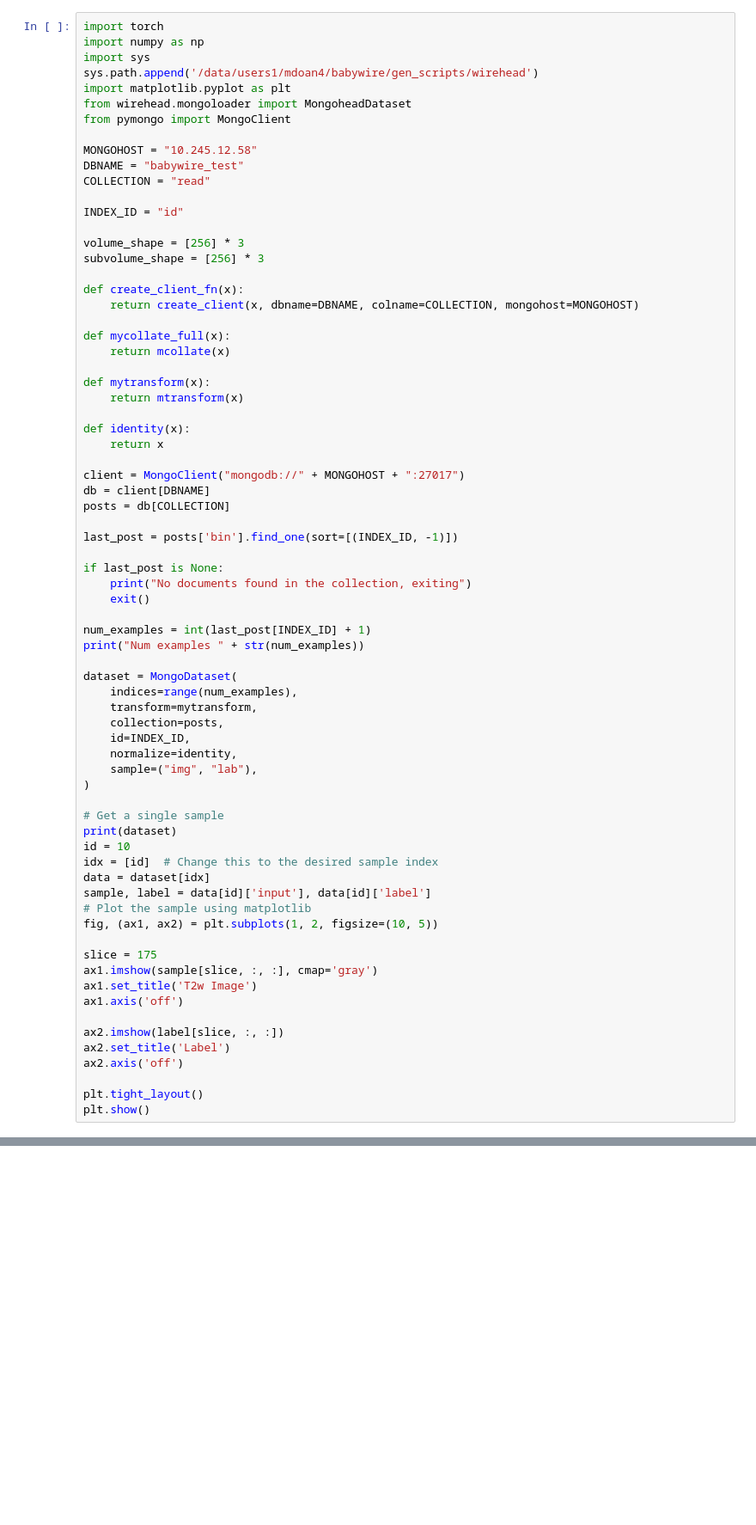
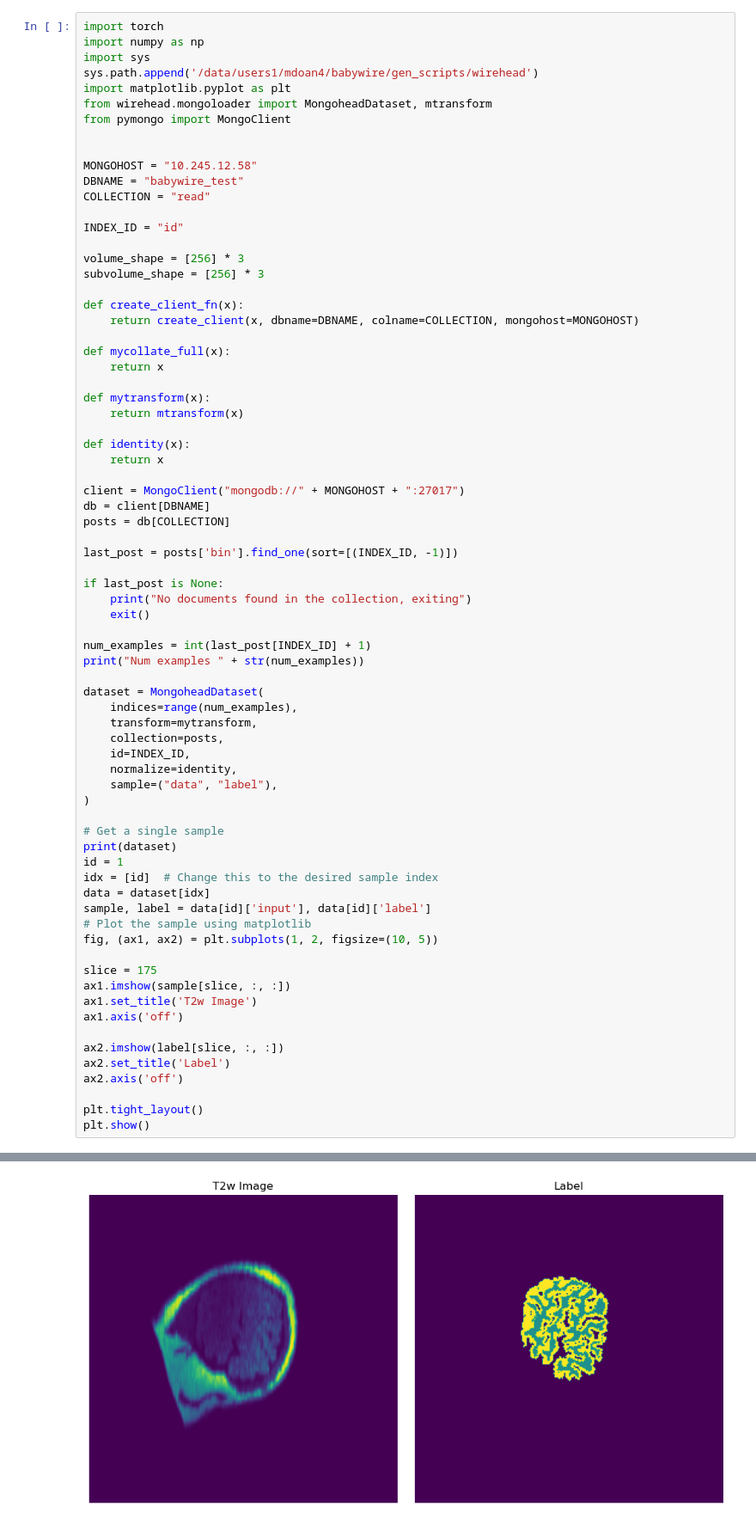
Before and after one commit to spikedoanz/babywire, a Jupyter notebook: gen_scripts/dataloader_debugging.ipynb, the cells around one changed output, grey strips where cells are left out. Shown: that part at 86% size. Drawn from its saved outputs; the diff is of its cells as text; blank space fills up the shorter version.

```diff
--- a/gen_scripts/dataloader_debugging.ipynb
+++ b/gen_scripts/dataloader_debugging.ipynb
@@ -4,8 +4,9 @@ import numpy as np
 import sys
 sys.path.append('/data/users1/mdoan4/babywire/gen_scripts/wirehead')
 import matplotlib.pyplot as plt
-from wirehead.mongoloader import MongoheadDataset
+from wirehead.mongoloader import MongoheadDataset, mtransform
 from pymongo import MongoClient
+
 
 MONGOHOST = "10.245.12.58"
 DBNAME = "babywire_test"
@@ -20,7 +21,7 @@ def create_client_fn(x):
     return create_client(x, dbname=DBNAME, colname=COLLECTION, mongohost=MONGOHOST)
 
 def mycollate_full(x):
-    return mcollate(x)
+    return x
 
 def mytransform(x):
     return mtransform(x)
@@ -41,18 +42,18 @@ if last_post is None:
 num_examples = int(last_post[INDEX_ID] + 1)
 print("Num examples " + str(num_examples))
 
-dataset = MongoDataset(
+dataset = MongoheadDataset(
     indices=range(num_examples),
     transform=mytransform,
     collection=posts,
     id=INDEX_ID,
     normalize=identity,
-    sample=("img", "lab"),
+    sample=("data", "label"),
 )
 
 # Get a single sample
 print(dataset)
-id = 10
+id = 1
 idx = [id]  # Change this to the desired sample index
 data = dataset[idx]
 sample, label = data[id]['input'], data[id]['label']
@@ -60,7 +61,7 @@ sample, label = data[id]['input'], data[id]['label']
 fig, (ax1, ax2) = plt.subplots(1, 2, figsize=(10, 5))
 
 slice = 175
-ax1.imshow(sample[slice, :, :], cmap='gray')
+ax1.imshow(sample[slice, :, :])
 ax1.set_title('T2w Image')
 ax1.axis('off')
 
@@ -75,0 +77 @@ TypeError: 'NoneType' object is not subscriptable
+[figure, added]
```
Also changed, not shown: parts of 1 cell of this notebook.
